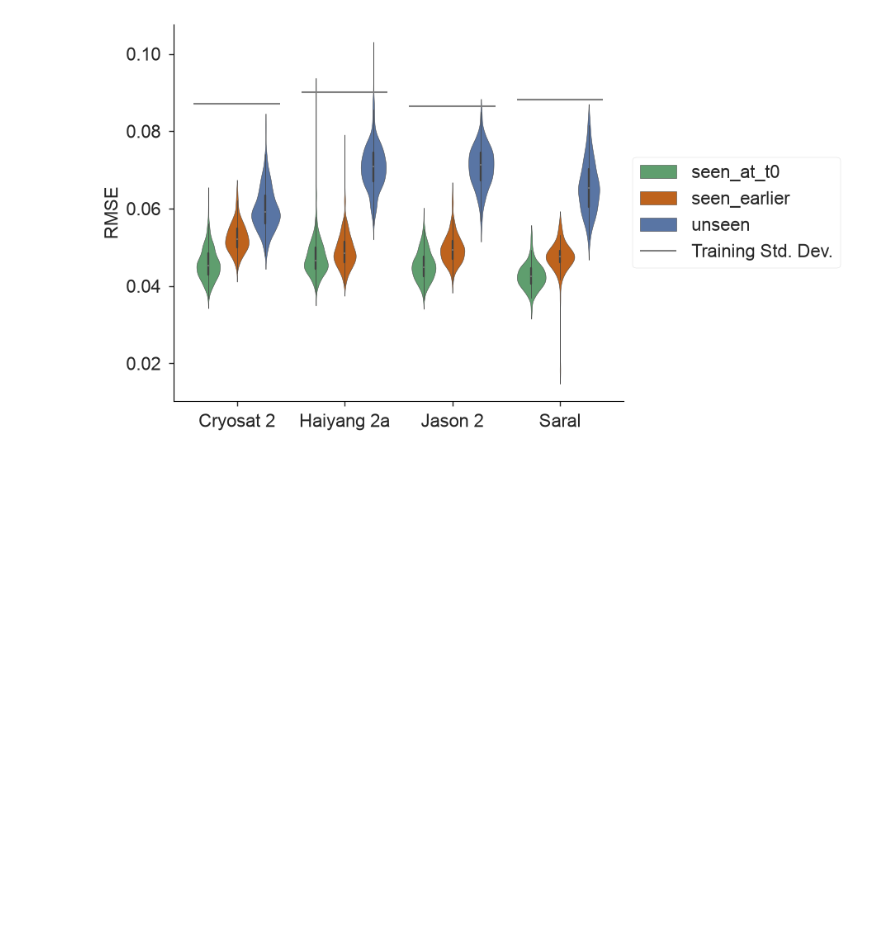
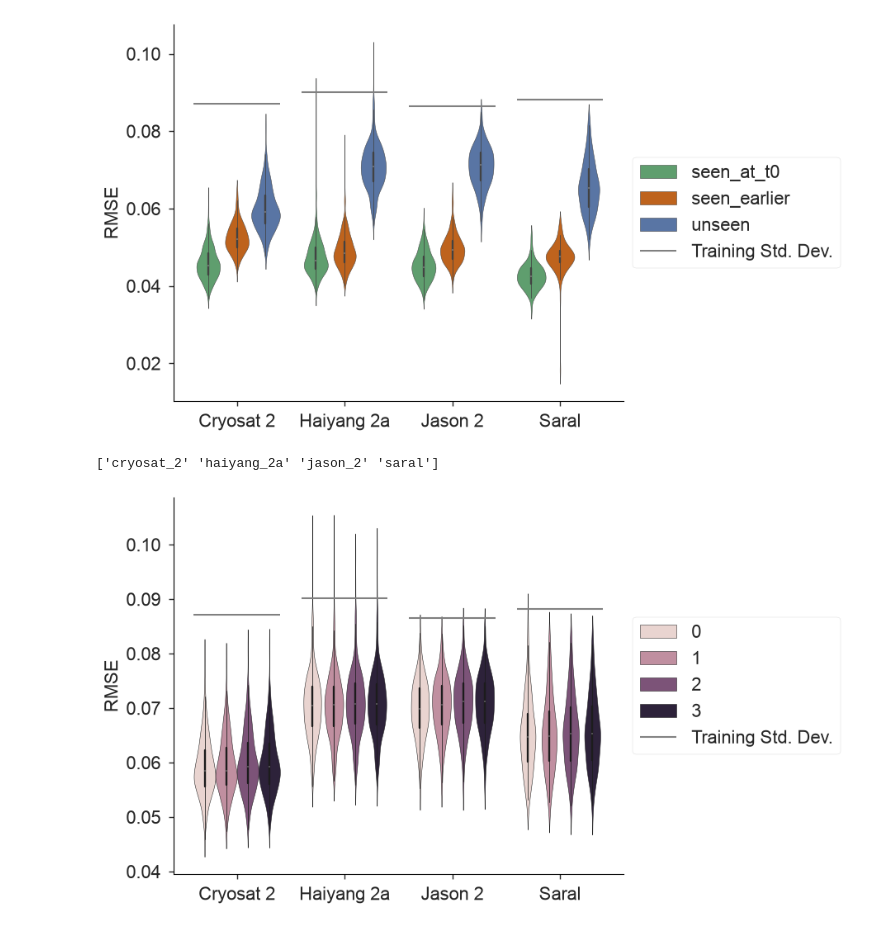
Before and after one commit to timothyas/nese, a Jupyter notebook: experimental/local-sla-16yr/plot_metrics.ipynb, the cells around one changed output. Drawn from its saved outputs; the diff is of its cells as text; code cells hidden in the pictures; blank space fills up the shorter version.

```diff
--- a/experimental/local-sla-16yr/plot_metrics.ipynb
+++ b/experimental/local-sla-16yr/plot_metrics.ipynb
@@ -179,6 +179,8 @@ ax.legend();
 # %% [output]
 [figure]
 # %%
-ogds = xr.open_dataset("runs/v3/metrics/sla.by_region.per_group.nc")
-ogds = ogds.squeeze()
-ogds.load()
+ogds = [
+    xr.open_dataset(f"runs/v{version}/metrics/sla.by_region.per_group.nc").squeeze().load().expand_dims({"version": [version]})
+    for version in [0, 1, 2, 3]
+]
+ogds = xr.concat(ogds, dim="version")
@@ -227 +212,26 @@ def make_it_nice(ax):
+# %%
+def plot_observed_region(xds, metric, x="group", hue="region"):
+
+    fig, ax = plt.subplots(figsize=(9,5))
+    df = xds[metric].to_dataset().to_dataframe().reset_index()
+    sns.violinplot(
+        df,
+        y=metric,
+        x=x,
+        #alpha=.5
+        hue=hue,
+    )
+
+    groups = xds["group"].values
+    stdev = sds["stdev"].sel(variable=[f"sla_filtered_{g}" for g in groups]).values
+    print(groups)
+    x = np.arange(len(groups))
+
+    ax.hlines(stdev, x - 0.4, x + 0.4, color="gray", lw=1.5, zorder=3,
+              label="Training Std. Dev.")
+
+    l = ax.legend(bbox_to_anchor=(1., .5), loc="center left");
+
+    make_it_nice(ax)
+    return fig, ax
 # %%
@@ -251,3 +240,9 @@ make_it_nice(ax)
 # %% [output]
 ['cryosat_2' 'haiyang_2a' 'jason_2' 'saral']
 [figure]
+# %%
+fig, ax = plot_observed_region(ogds.sel(region="unseen"), metric="rmse", hue="version")
+fig.savefig("figures/unseen_rmse_by_version_by_group.jpeg", bbox_inches="tight")
+# %% [output]
+['cryosat_2' 'haiyang_2a' 'jason_2' 'saral']
+[figure, added]
```
Also changed, not shown: parts of 14 cells of this notebook, 2 other files.
